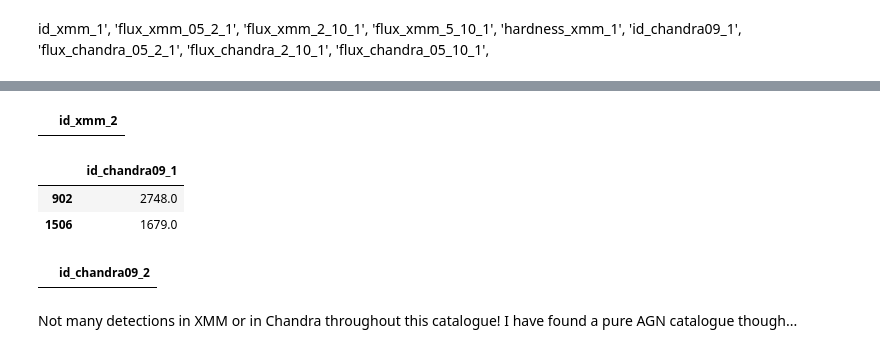
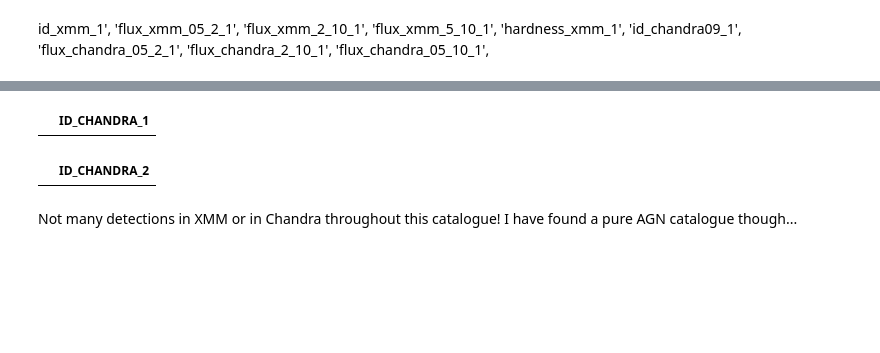
Before and after one commit to AstroORyan/mergers-in-cosmos, a Jupyter notebook: notebooks/analysis/finding-agn.ipynb, the cells around one changed output, grey strips where cells are left out. Cells and saved outputs as stored; diff of their text form; code cells hidden in the pictures; blank space fills up the shorter version.

```diff
--- a/notebooks/analysis/finding-agn.ipynb
+++ b/notebooks/analysis/finding-agn.ipynb
@@ -12,7 +12,7 @@ tqdm.pandas()
 # %% [markdown]
 ### Importing Data
 # %%
-df = pd.read_csv('C:/Users/oryan/Documents/mergers-in-cosmos/data/cosmos-matched-all-eazy-df.csv', index_col = 0)
+df = pd.read_csv('C:/Users/oryan/Documents/mergers-in-cosmos/data/catalogue-matched-cosmos-2020.csv', index_col = 0)
 # %% [markdown]
 id_xmm_1',
  'flux_xmm_05_2_1',
@@ -35,17 +26,11 @@ df[['id_xmm_1']].dropna()
-# %%
-df[['id_xmm_2']].dropna()
-# %% [output]
-|  | id_xmm_2 |
 # %%
-df[['id_chandra09_1']].dropna()
+df[['ID_CHANDRA_1']].dropna().query('ID_CHANDRA_1 > -99')
 # %% [output]
-|  | id_chandra09_1 |
-| 902 | 2748.0 |
-| 1506 | 1679.0 |
+|  | ID_CHANDRA_1 |
 # %%
-df[['id_chandra09_2']].dropna()
+df[['ID_CHANDRA_2']].dropna().query('ID_CHANDRA_2 > -99')
 # %% [output]
-|  | id_chandra09_2 |
+|  | ID_CHANDRA_2 |
 # %% [markdown]
 Not many detections in XMM or in Chandra throughout this catalogue! I have found a pure AGN catalogue though...
 # %% [markdown]
```
Also changed, not shown: parts of 22 cells of this notebook, 27 other files.
